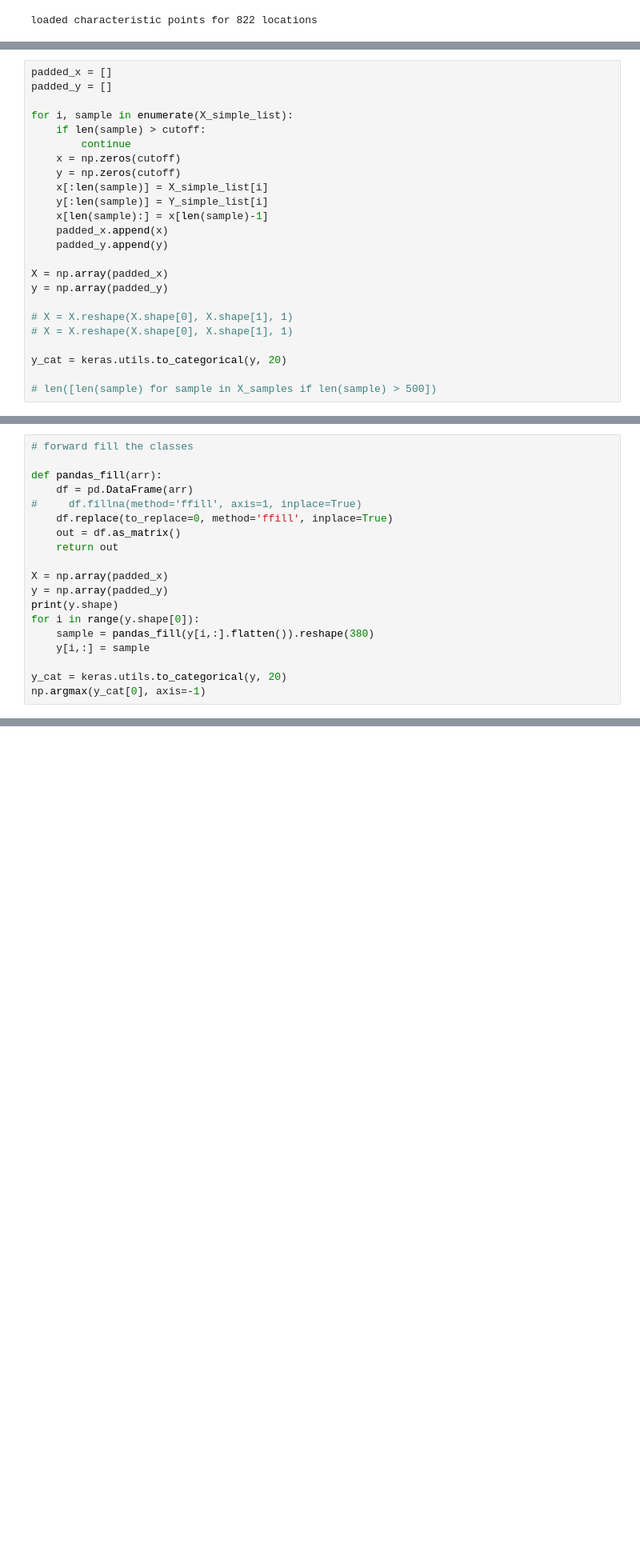
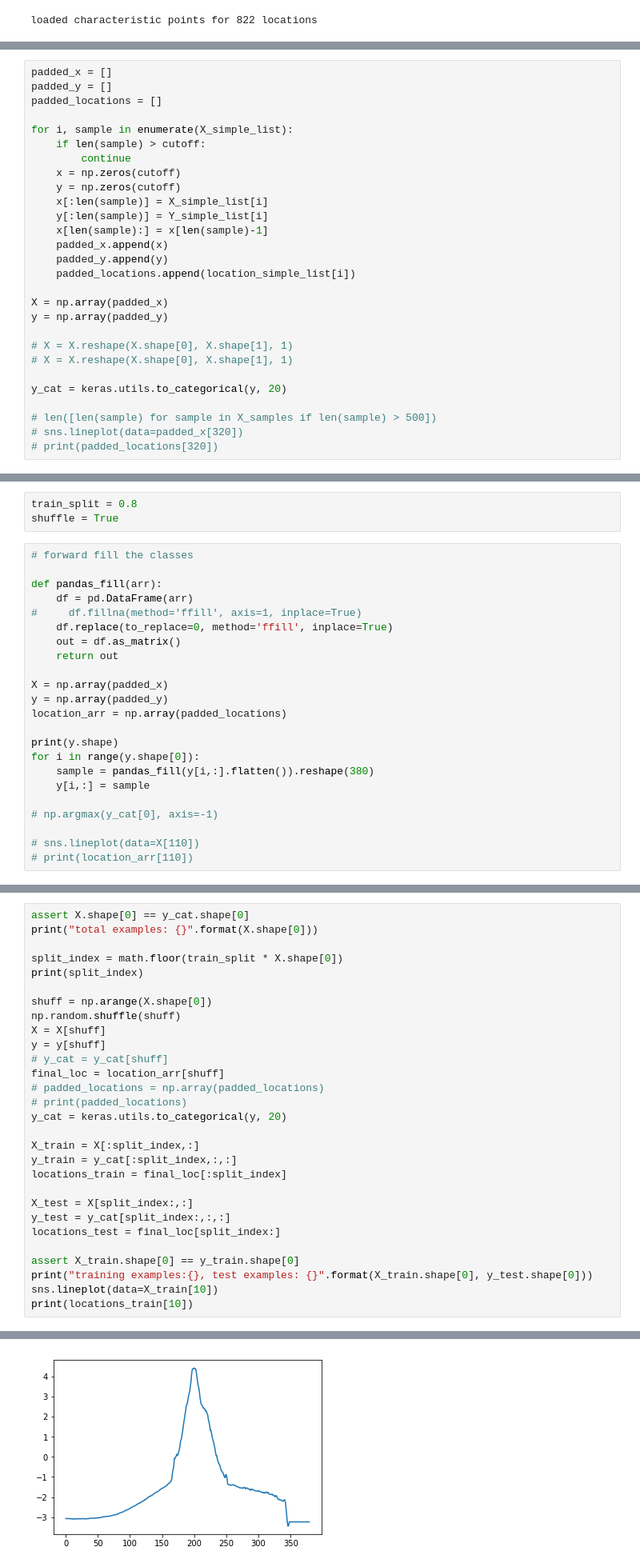
Before and after one commit to HHNK/HHNK-dijkprofiel, a Jupyter notebook: dijk_analysis.ipynb, the cells around one changed output, grey strips where cells are left out. Shown at 80% size. Saved outputs shown, nothing was run; the diff lists cells and outputs as text; blank space fills up the shorter version.

```diff
--- a/dijk_analysis.ipynb
+++ b/dijk_analysis.ipynb
@@ -187,6 +213,7 @@ NameError: name 'X' is not defined
 # %%
 padded_x = []
 padded_y = []
+padded_locations = []
 
 for i, sample in enumerate(X_simple_list):
     if len(sample) > cutoff:
@@ -198,6 +225,7 @@ for i, sample in enumerate(X_simple_list):
     x[len(sample):] = x[len(sample)-1]
     padded_x.append(x)
     padded_y.append(y)
+    padded_locations.append(location_simple_list[i])
 
 X = np.array(padded_x)
 y = np.array(padded_y)
@@ -208,6 +236,8 @@ y = np.array(padded_y)
 y_cat = keras.utils.to_categorical(y, 20)
 
 # len([len(sample) for sample in X_samples if len(sample) > 500])
+# sns.lineplot(data=padded_x[320])
+# print(padded_locations[320])
 # %% [markdown]
 # Create model
 # %% [markdown]
@@ -276,3 +245,6 @@ np.zeros(5).shape
+# %%
+train_split = 0.8
+shuffle = True
 # %%
 # forward fill the classes
 
@@ -285,11 +257,15 @@ def pandas_fill(arr):
 
 X = np.array(padded_x)
 y = np.array(padded_y)
+location_arr = np.array(padded_locations)
+
 print(y.shape)
 for i in range(y.shape[0]):
     sample = pandas_fill(y[i,:].flatten()).reshape(380)
     y[i,:] = sample
 
-y_cat = keras.utils.to_categorical(y, 20)
-np.argmax(y_cat[0], axis=-1)
+# np.argmax(y_cat[0], axis=-1)
+
+# sns.lineplot(data=X[110])
+# print(location_arr[110])
 # %% [output]
@@ -313,0 +275,30 @@ array([19, 19, 19, 19, 19, 19, 19, 19, 19, 19, 19, 19, 19, 19, 19, 19, 19,
+# %%
+assert X.shape[0] == y_cat.shape[0]
+print("total examples: {}".format(X.shape[0]))
+
+split_index = math.floor(train_split * X.shape[0])
+print(split_index)
+
+shuff = np.arange(X.shape[0])
+np.random.shuffle(shuff)
+X = X[shuff]
+y = y[shuff]
+# y_cat = y_cat[shuff]
+final_loc = location_arr[shuff]
+# padded_locations = np.array(padded_locations)
+# print(padded_locations)
+y_cat = keras.utils.to_categorical(y, 20)
+
+X_train = X[:split_index,:]
+y_train = y_cat[:split_index,:,:]
+locations_train = final_loc[:split_index]
+
+X_test = X[split_index:,:]
+y_test = y_cat[split_index:,:,:]
+locations_test = final_loc[split_index:]
+
+assert X_train.shape[0] == y_train.shape[0]
+print("training examples:{}, test examples: {}".format(X_train.shape[0], y_test.shape[0]))
+sns.lineplot(data=X_train[10])
+print(locations_train[10])
+# %% [output]
@@ -314,3 +309,4 @@ array([19, 19, 19, 19, 19, 19, 19, 19, 19, 19, 19, 19, 19, 19, 19, 19, 19,
+[figure, added]
 # %%
 model = Sequential()
 model.add(Dense(cutoff, input_shape=(cutoff,)))
```
Also changed, not shown: parts of 23 cells of this notebook.
